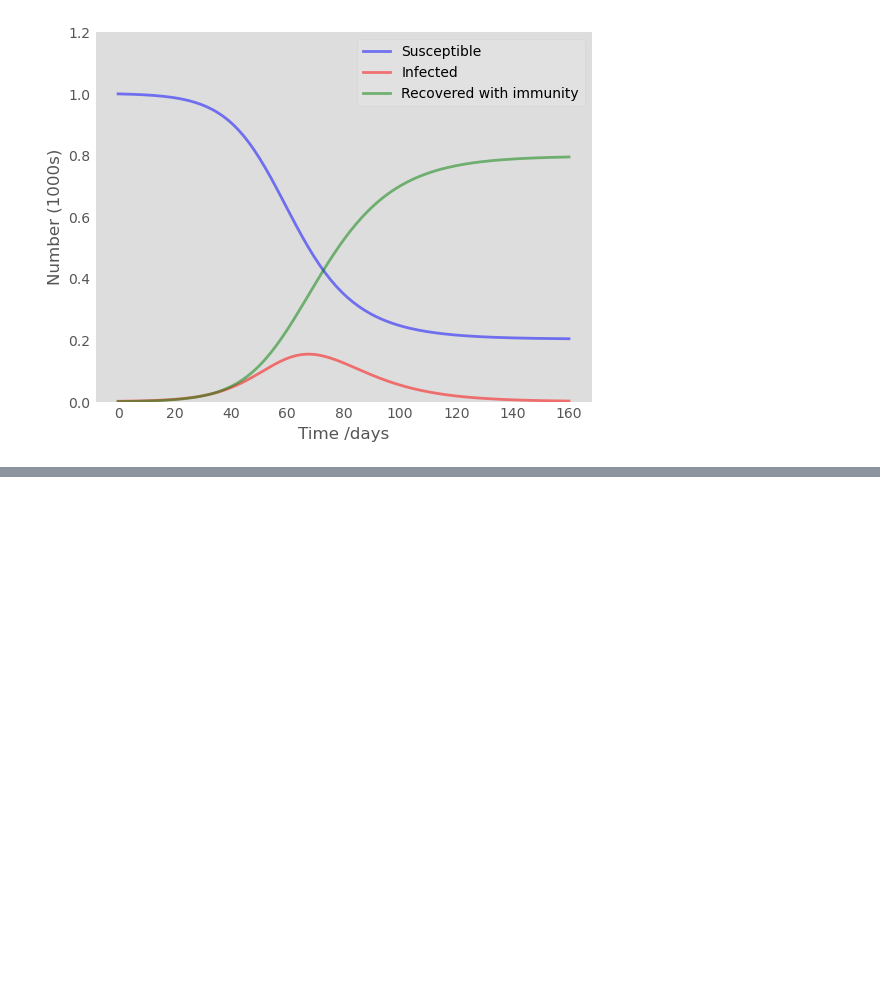
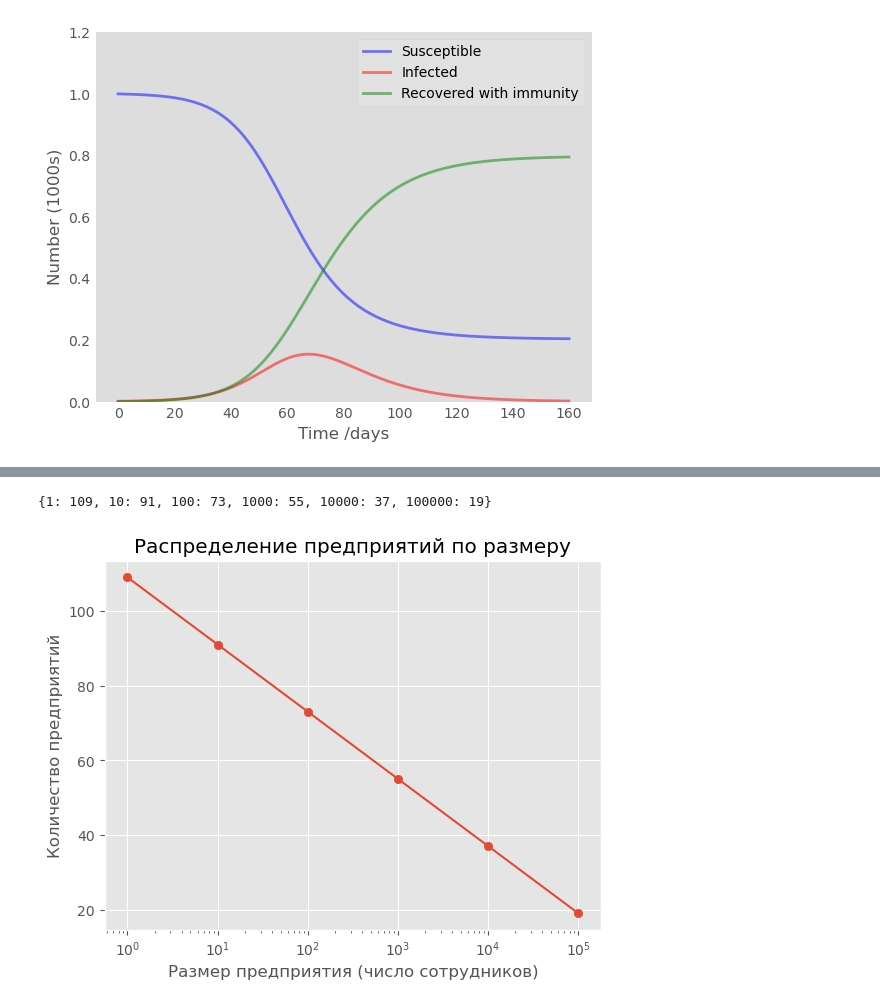
Before and after one commit to MaximKiryakin/Diploma, a Jupyter notebook: diploma.ipynb, the cells around one changed output, grey strips where cells are left out. Drawn from its saved outputs; the diff is of its cells as text; code cells hidden in the pictures; blank space fills up the shorter version.

```diff
--- a/diploma.ipynb
+++ b/diploma.ipynb
@@ -623,0 +630,37 @@ small world - это как распределять контакты для м
+# %%
+# число людей трудоспособного возраста
+number_of_wokers = 2345565
+
+# число предприятий максимального размера
+lagest_manufactures_number = 19
+
+# определить порядок числа number_of_wokers
+order = int(np.floor(np.log10(number_of_wokers)))
+
+a = np.power(10, np.arange(order))[::-1]
+
+m = int((number_of_wokers - a @ np.ones(a.size) * lagest_manufactures_number) // (a @ np.arange(a.size)))
+manufactures_sizes_series = pd.Series(np.repeat(a, m*np.arange(a.size) + lagest_manufactures_number)).value_counts()
+manufactures_sizes_dict = manufactures_sizes_series.to_dict()
+# %%
+manufactures_sizes_dict
+# %% [output]
+{1: 109, 10: 91, 100: 73, 1000: 55, 10000: 37, 100000: 19}
+# %%
+def polot_manufactures_size_distribution(d:dict):
+    fig, ax = plt.subplots()
+    keys, values = list(dist.keys()), list(dist.values())
+    # поставить логарифмическую шкалу
+    ax.set_xscale('log')
+    # построить график
+    ax.plot(keys, values)
+    ax.scatter(keys, values)
+    ax.grid(True)
+    ax.set_xlabel("Размер предприятия (число сотрудников)")
+    ax.set_ylabel("Количество предприятий")
+    ax.set_title("Распределение предприятий по размеру")
+# %%
+
+polot_manufactures_size_distribution(manufactures_sizes_dict)
+# %% [output]
+[figure, added]
```
Also changed, not shown: parts of 3 cells of this notebook, 2 other files.
